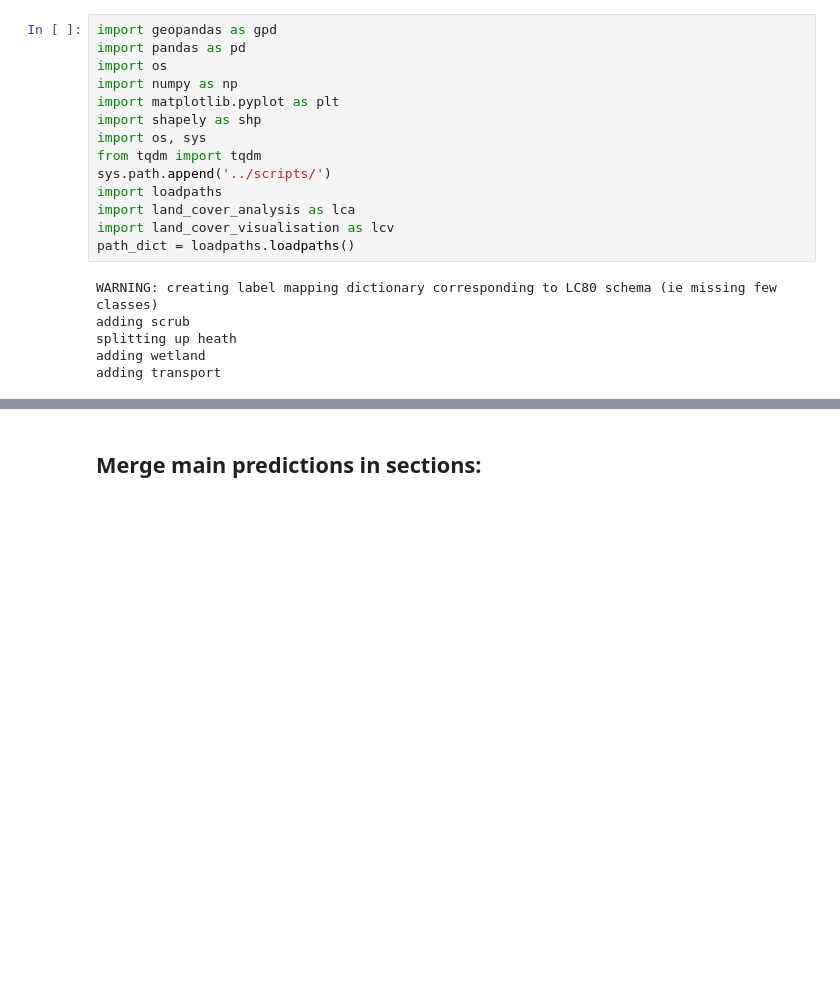
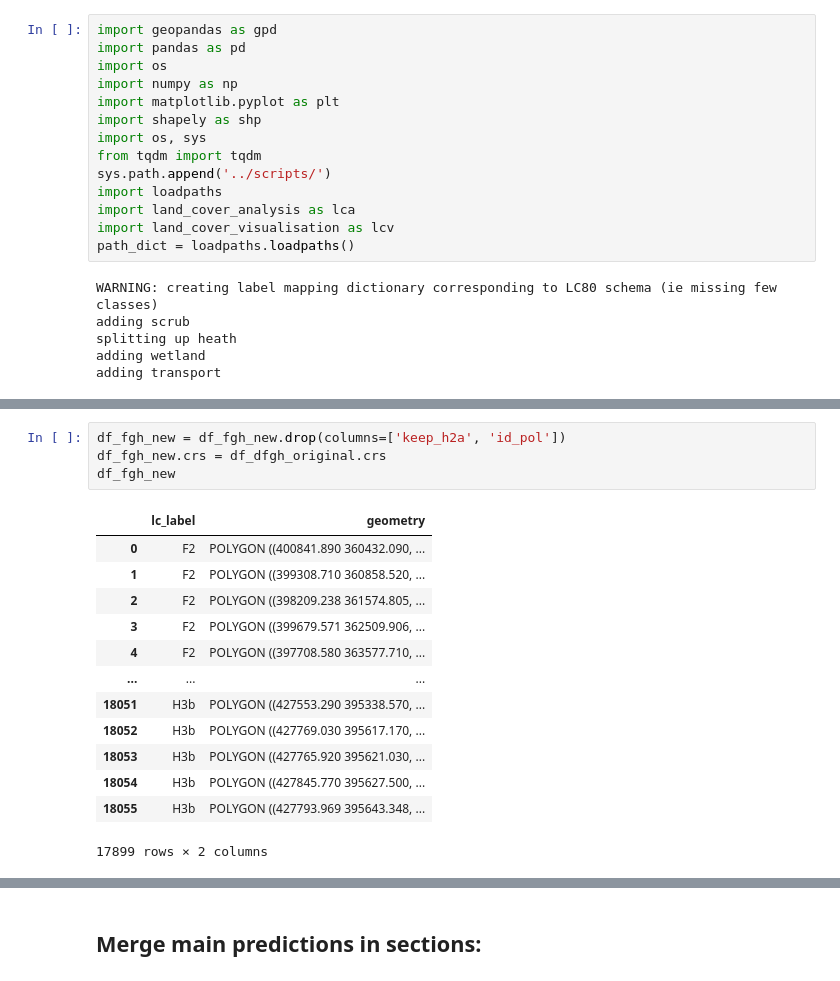
Before and after one commit to pdnpa/cnn-land-cover, a Jupyter notebook: notebooks/Create grids for merger.ipynb, the cells around one changed output, grey strips where cells are left out. Cells and saved outputs as stored; diff of their text form; blank space fills up the shorter version.

```diff
--- a/notebooks/Create grids for merger.ipynb
+++ b/notebooks/Create grids for merger.ipynb
@@ -23,0 +78,18 @@ adding transport
+# %%
+df_fgh_new = df_fgh_new.drop(columns=['keep_h2a', 'id_pol'])
+df_fgh_new.crs = df_dfgh_original.crs
+df_fgh_new
+# %% [output]
+|  | lc_label | geometry |
+| 0 | F2 | POLYGON ((400841.890 360432.090, ... |
+| 1 | F2 | POLYGON ((399308.710 360858.520, ... |
+| 2 | F2 | POLYGON ((398209.238 361574.805, ... |
+| 3 | F2 | POLYGON ((399679.571 362509.906, ... |
+| 4 | F2 | POLYGON ((397708.580 363577.710, ... |
+| ... | ... | ... |
+| 18051 | H3b | POLYGON ((427553.290 395338.570, ... |
+| 18052 | H3b | POLYGON ((427769.030 395617.170, ... |
+| 18053 | H3b | POLYGON ((427765.920 395621.030, ... |
+| 18054 | H3b | POLYGON ((427845.770 395627.500, ... |
+| 18055 | H3b | POLYGON ((427793.969 395643.348, ... |
+17899 rows × 2 columns
```
Also changed, not shown: parts of 14 cells of this notebook.
